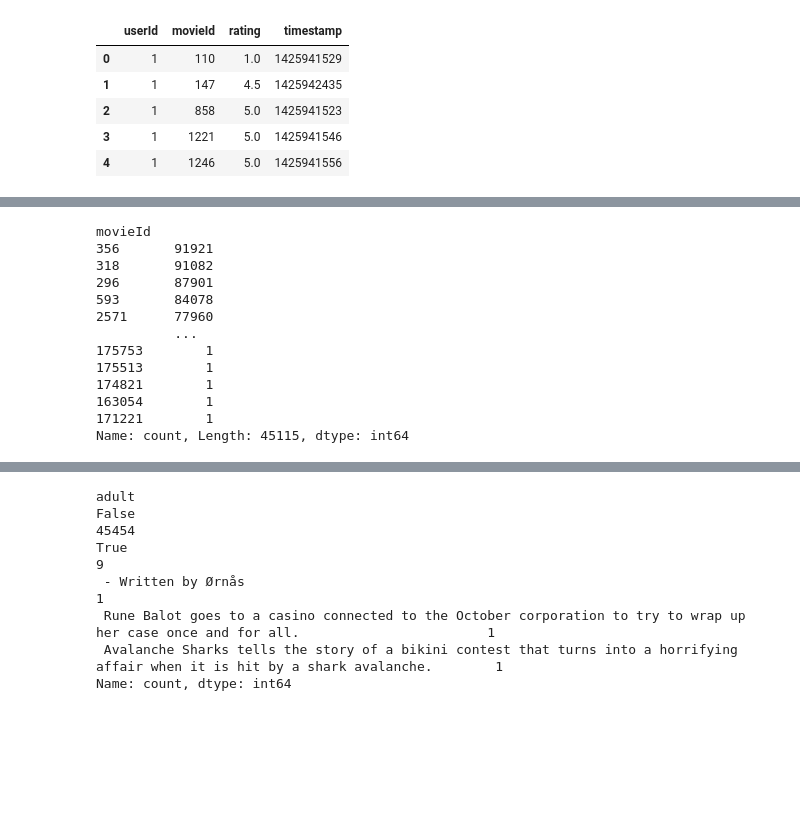
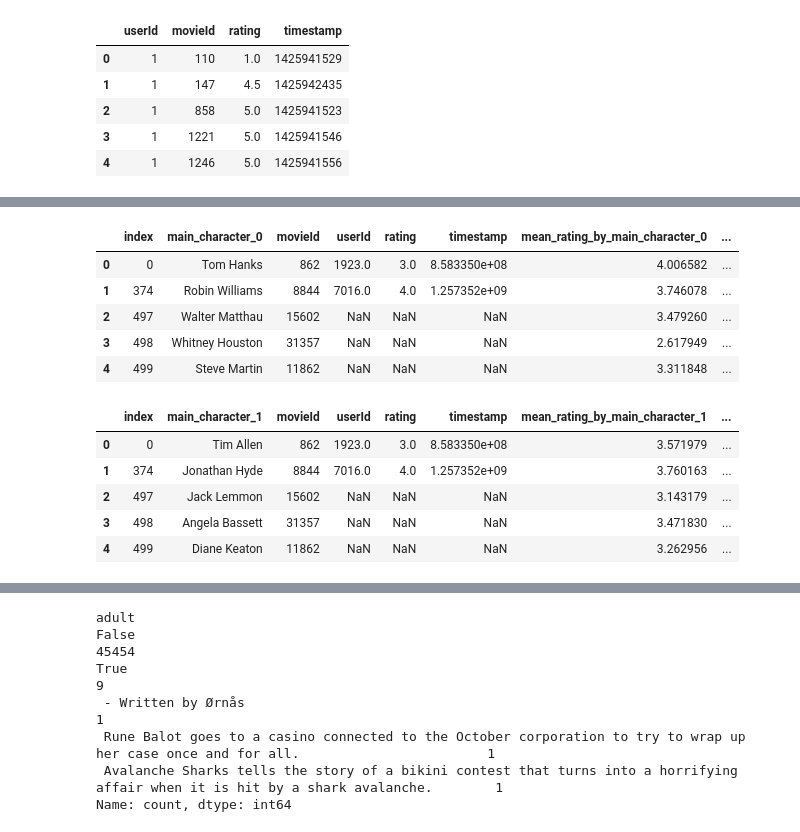
Before and after one commit to HatimRabet/Bandit-Algorithms-for-Movie-Recommendation-System, a Jupyter notebook: scripts/data_study.ipynb, the cells around one changed output, grey strips where cells are left out. Cells and saved outputs as stored; diff of their text form; code cells hidden in the pictures; blank space fills up the shorter version.

```diff
--- a/scripts/data_study.ipynb
+++ b/scripts/data_study.ipynb
@@ -156,16 +166,28 @@ cross_movie_director_ratings
-# %%
-movies_ratings_df["movieId"].value_counts()
-# %% [output]
-movieId
-356       91921
-318       91082
-296       87901
-593       84078
-2571      77960
-          ...
-175753        1
-175513        1
-174821        1
-163054        1
-171221        1
-Name: count, Length: 45115, dtype: int64
+# %%
+cross_movie_main_character_0_ratings = pd.DataFrame()
+cross_movie_main_character_0_ratings['main_character_0'] = movies_credits_df['main_character_0']
+cross_movie_main_character_0_ratings['movieId'] = movies_credits_df['id']
+
+cross_movie_main_character_0_ratings = cross_movie_main_character_0_ratings.merge(movies_ratings_df, how='left', on='movieId')
+
+# Calculating the mean, max, and min ratings by main character
+mean_rating_by_main_character = cross_movie_main_character_0_ratings.groupby('main_character_0')['rating'].mean().reset_index()
+max_rating_by_main_character = cross_movie_main_character_0_ratings.groupby('main_character_0')['rating'].max().reset_index()
+min_rating_by_main_character = cross_movie_main_character_0_ratings.groupby('main_character_0')['rating'].min().reset_index()
+
+# Renaming the columns
+mean_rating_by_main_character.columns = ['main_character_0', 'mean_rating_by_main_character_0']
+max_rating_by_main_character.columns = ['main_character_0', 'max_rating_by_main_character_0']
+min_rating_by_main_character.columns = ['main_character_0', 'min_rating_by_main_character_0']
+
+# Merging the dataframes
+optimized_df_main_character_0_mean = cross_movie_main_character_0_ratings.merge(mean_rating_by_main_character, how='left', on='main_character_0')
+optimized_df_main_character_0_max = cross_movie_main_character_0_ratings.merge(max_rating_by_main_character, how='left', on='main_character_0')
+optimized_df_main_character_0_min = cross_movie_main_character_0_ratings.merge(min_rating_by_main_character, how='left', on='main_character_0')
+
+# Adding the new columns to the original dataframe
+cross_movie_main_character_0_ratings['mean_rating_by_main_character_0'] = optimized_df_main_character_0_mean['mean_rating_by_main_character_0']
+cross_movie_main_character_0_ratings['max_rating_by_main_character_0'] = optimized_df_main_character_0_max['max_rating_by_main_character_0']
+cross_movie_main_character_0_ratings['min_rating_by_main_character_0'] = optimized_df_main_character_0_min['min_rating_by_main_character_0']
+
+cross_movie_main_character_0_ratings = cross_movie_main_character_0_ratings.drop_duplicates(subset='movieId').reset_index()
@@ -171,0 +250,30 @@ Name: count, Length: 45115, dtype: int64
+# %%
+cross_movie_main_character_0_ratings['mean_rating_by_main_character_0'] = cross_movie_main_character_0_ratings['mean_rating_by_main_character_0'].fillna(cross_movie_main_character_0_ratings['mean_rating_by_main_character_0'].mean())
+cross_movie_main_character_0_ratings['max_rating_by_main_character_0'] = cross_movie_main_character_0_ratings['max_rating_by_main_character_0'].fillna(cross_movie_main_character_0_ratings['max_rating_by_main_character_0'].mean())
+cross_movie_main_character_0_ratings['min_rating_by_main_character_0'] = cross_movie_main_character_0_ratings['min_rating_by_main_character_0'].fillna(cross_movie_main_character_0_ratings['min_rating_by_main_character_0'].mean())
+
+cross_movie_main_character_1_ratings['mean_rating_by_main_character_1'] = cross_movie_main_character_1_ratings['mean_rating_by_main_character_1'].fillna(cross_movie_main_character_1_ratings['mean_rating_by_main_character_1'].mean())
+cross_movie_main_character_1_ratings['max_rating_by_main_character_1'] = cross_movie_main_character_1_ratings['max_rating_by_main_character_1'].fillna(cross_movie_main_character_1_ratings['max_rating_by_main_character_1'].mean())
+cross_movie_main_character_1_ratings['min_rating_by_main_character_1'] = cross_movie_main_character_1_ratings['min_rating_by_main_character_1'].fillna(cross_movie_main_character_1_ratings['min_rating_by_main_character_1'].mean())
+
+cross_movie_main_character_2_ratings['mean_rating_by_main_character_2'] = cross_movie_main_character_2_ratings['mean_rating_by_main_character_2'].fillna(cross_movie_main_character_2_ratings['mean_rating_by_main_character_2'].mean())
+cross_movie_main_character_2_ratings['max_rating_by_main_character_2'] = cross_movie_main_character_2_ratings['max_rating_by_main_character_2'].fillna(cross_movie_main_character_2_ratings['max_rating_by_main_character_2'].mean())
+cross_movie_main_character_2_ratings['min_rating_by_main_character_2'] = cross_movie_main_character_2_ratings['min_rating_by_main_character_2'].fillna(cross_movie_main_character_2_ratings['min_rating_by_main_character_2'].mean())
+# %%
+cross_movie_main_character_0_ratings.head()
+# %% [output]
+|  | index | main_character_0 | movieId | userId | rating | timestamp | mean_rating_by_main_character_0 | ... |
+| 0 | 0 | Tom Hanks | 862 | 1923.0 | 3.0 | 8.583350e+08 | 4.006582 | ... |
+| 1 | 374 | Robin Williams | 8844 | 7016.0 | 4.0 | 1.257352e+09 | 3.746078 | ... |
+| 2 | 497 | Walter Matthau | 15602 | NaN | NaN | NaN | 3.479260 | ... |
+| 3 | 498 | Whitney Houston | 31357 | NaN | NaN | NaN | 2.617949 | ... |
+| 4 | 499 | Steve Martin | 11862 | NaN | NaN | NaN | 3.311848 | ... |
+# %%
+cross_movie_main_character_1_ratings.head()
+# %% [output]
+|  | index | main_character_1 | movieId | userId | rating | timestamp | mean_rating_by_main_character_1 | ... |
+| 0 | 0 | Tim Allen | 862 | 1923.0 | 3.0 | 8.583350e+08 | 3.571979 | ... |
+| 1 | 374 | Jonathan Hyde | 8844 | 7016.0 | 4.0 | 1.257352e+09 | 3.760163 | ... |
+| 2 | 497 | Jack Lemmon | 15602 | NaN | NaN | NaN | 3.143179 | ... |
+| 3 | 498 | Angela Bassett | 31357 | NaN | NaN | NaN | 3.471830 | ... |
+| 4 | 499 | Diane Keaton | 11862 | NaN | NaN | NaN | 3.262956 | ... |
```
Also changed, not shown: parts of 7 cells of this notebook.
